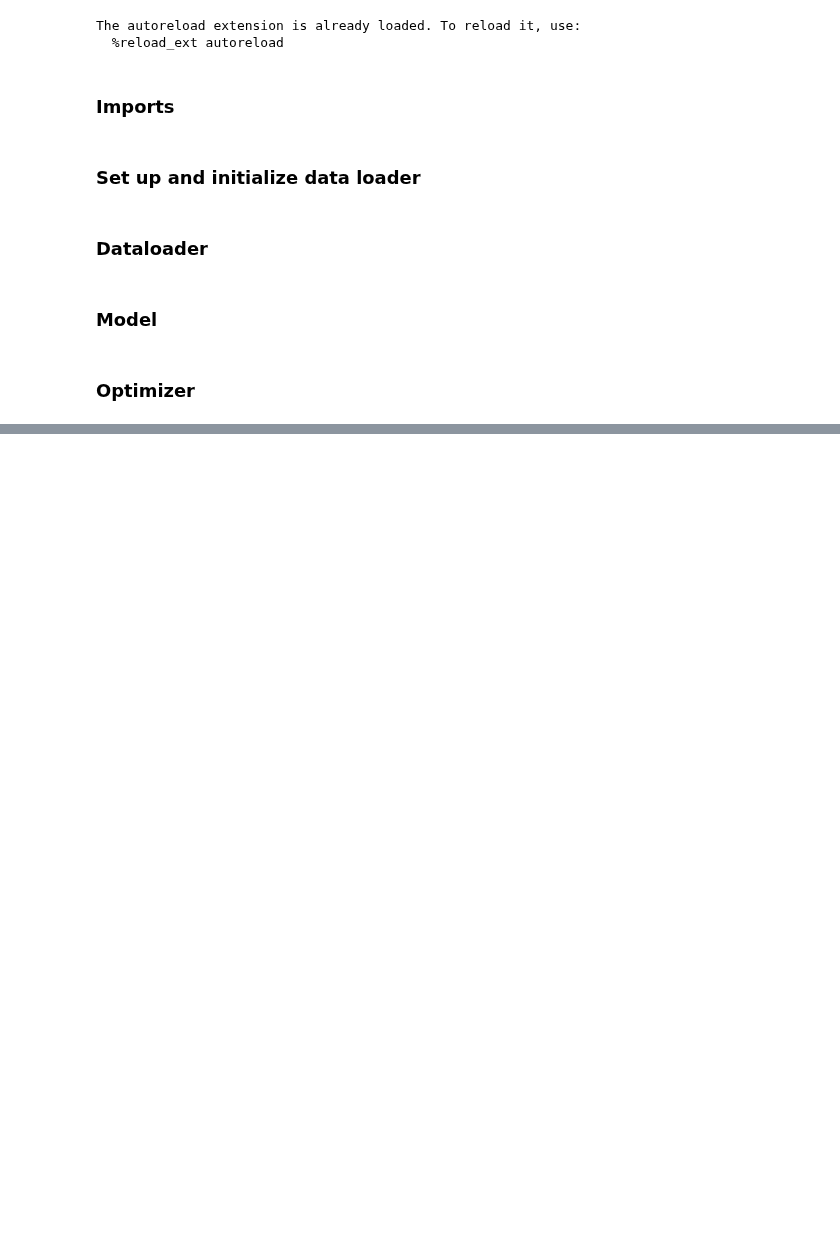
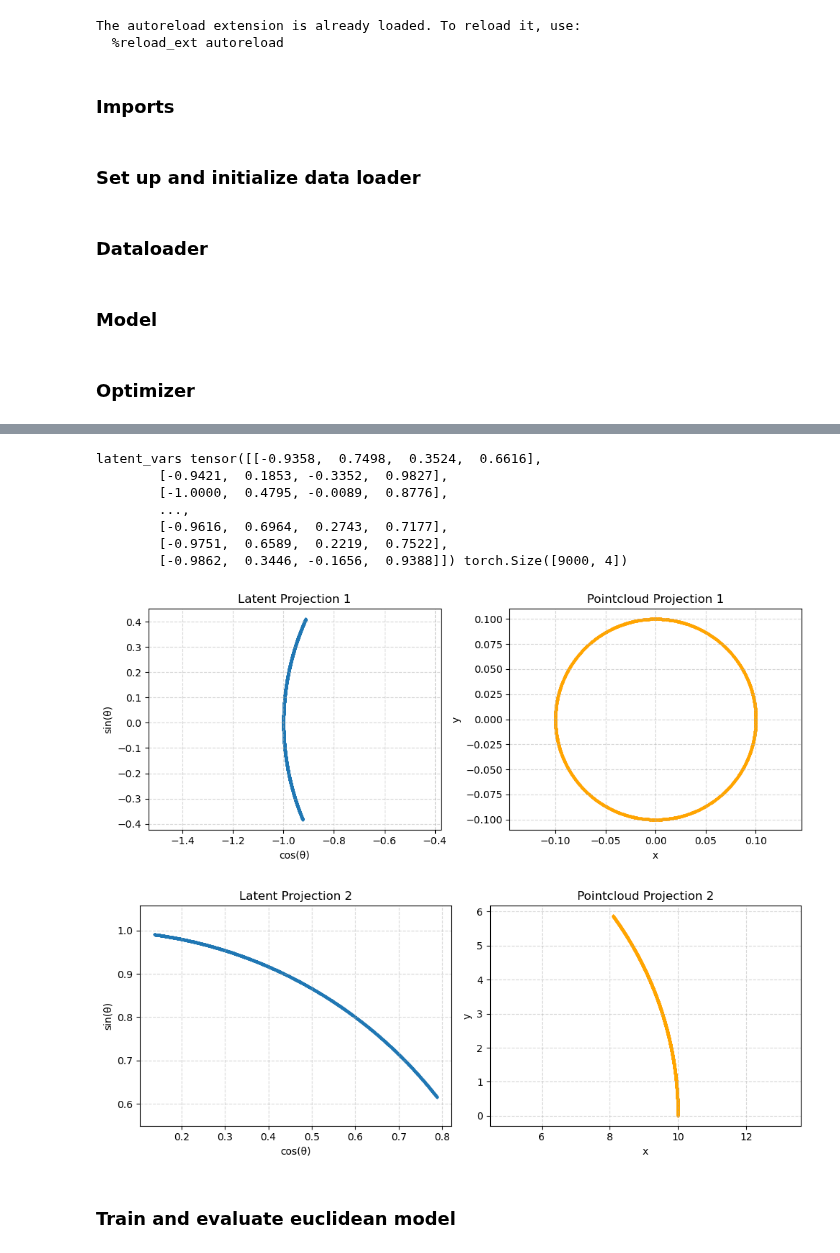
Before and after one commit to graeps/TopoGeoAEs, a Jupyter notebook: experiments/shape_toroidal_ae.ipynb, the cells around one changed output, grey strips where cells are left out. Cells and saved outputs as stored; diff of their text form; code cells hidden in the pictures; blank space fills up the shorter version.

Commit message:
experiments on synthetic datasets

```diff
--- a/experiments/shape_toroidal_ae.ipynb
+++ b/experiments/shape_toroidal_ae.ipynb
@@ -99,10 +46,13 @@ dataloader = train_loader, test_loader
 # %% [markdown]
 ### Model
 # %%
+data_dim = embed_dim
+hidden_dim1 = 6
+hidden_dim2 = 4
 latent_dim = 2
-data_dim = 5
 
-model = ShapeToroidalAE(data_dim, latent_dim)
+shape_model = models.ShapeToroidalAE(data_dim=data_dim, hidden_dim1=hidden_dim1, hidden_dim2=hidden_dim2, latent_dim=latent_dim)
+euclidean_model = models.EuclideanAE(data_dim=data_dim, hidden_dim1=hidden_dim1, hidden_dim2=hidden_dim2, latent_dim=2*latent_dim)
 # %% [markdown]
 ### Optimizer
 # %%
@@ -114,8 +65,9 @@ optimizer = optim.Adam(model.parameters(), lr=learning_rate)
 # %%
-num_epochs = 5
+num_epochs = 50
 log_interval = 100
 device = "cpu"
+dataset = "synthetic"
 
-trainer_config = {'num_epochs': num_epochs, 'log_interval': log_interval, 'device': device}
+trainer_config = {'num_epochs': num_epochs, 'log_interval': log_interval, 'device': device, 'dataset': dataset }
 
-ae_history = AETrainer(model, dataloader, optimizer, trainer_config).train()
+train_loader, test_loader = dataloader
@@ -139,0 +96,14 @@ Epoch 5/5, Train Loss: 0.1923, Test Loss: 0.1880
+# %%
+utils.plot_latent_projections(shape_model, pointcloud, train_loader)
+# %% [output]
+latent_vars tensor([[-0.9358,  0.7498,  0.3524,  0.6616],
+        [-0.9421,  0.1853, -0.3352,  0.9827],
+        [-1.0000,  0.4795, -0.0089,  0.8776],
+        ...,
+        [-0.9616,  0.6964,  0.2743,  0.7177],
+        [-0.9751,  0.6589,  0.2219,  0.7522],
+        [-0.9862,  0.3446, -0.1656,  0.9388]]) torch.Size([9000, 4])
+[figure, added]
+[figure, added]
+# %% [markdown]
+### Train and evaluate euclidean model
```
Also changed, not shown: parts of 9 cells of this notebook, 5 other files.
